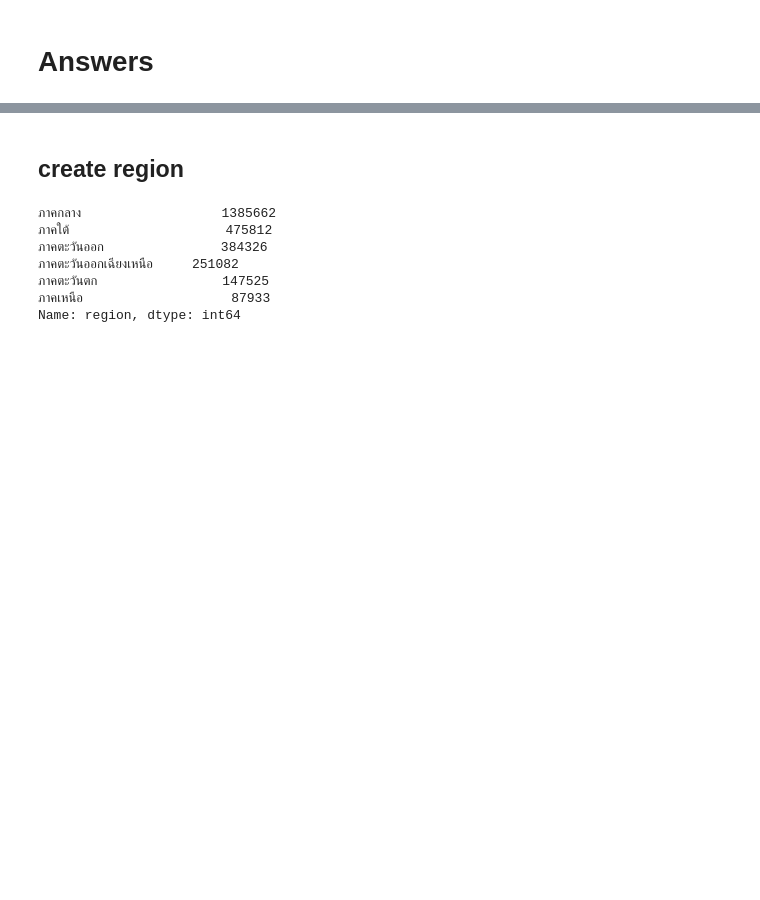
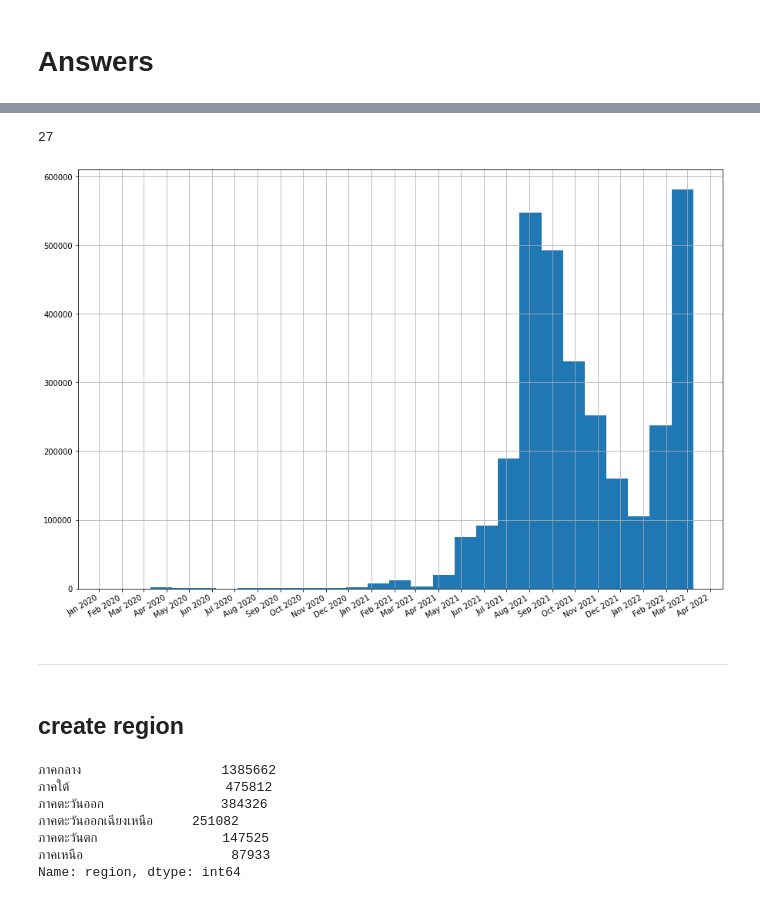
Before and after one commit to macgyver121/DADS5001, a Jupyter notebook: Exercise/Midterm_DADS5001.ipynb, the cells around one changed output, grey strips where cells are left out. Cells and saved outputs as stored; diff of their text form; code cells hidden in the pictures; blank space fills up the shorter version.

```diff
--- a/Exercise/Midterm_DADS5001.ipynb
+++ b/Exercise/Midterm_DADS5001.ipynb
@@ -730,0 +715,4 @@ df.head(20)
+# %%
+unuse_province = list(df['province_of_onset'].value_counts().index[82:])
+# %%
+df = df.drop(df[df['province_of_onset'].isin(unuse_province)].index)
@@ -730,0 +726,2 @@ df.head(20)
+# %%
+df = df.reset_index()
@@ -774,0 +807,2 @@ Name: new_risk, Length: 18, dtype: int64
+# %%
+df['new_date_my'] = df['new_date'].dt.strftime('%m/%y')
@@ -775,3 +820,21 @@ Name: new_risk, Length: 18, dtype: int64
+# %%
+df['new_date_my'].nunique()
+# %% [output]
+27
+# %%
+fig, ax = plt.subplots(figsize=(15, 10))
+ax.hist(df['new_date'], bins = 27)
+
+# Define the date format
+ax.xaxis.set_major_formatter(mdates.DateFormatter("%b %Y"))
+ax.xaxis.set_major_locator(mdates.MonthLocator(interval=1))
+plt.setp(ax.get_xticklabels(), rotation=30, ha="right")
+ax.grid(True)
+plt.show()
+# %% [output]
+[figure, added]
+# %% [markdown]
+-------------------
 # %% [markdown]
 ## create region
 # %%
```
Also changed, not shown: parts of 47 cells of this notebook.
